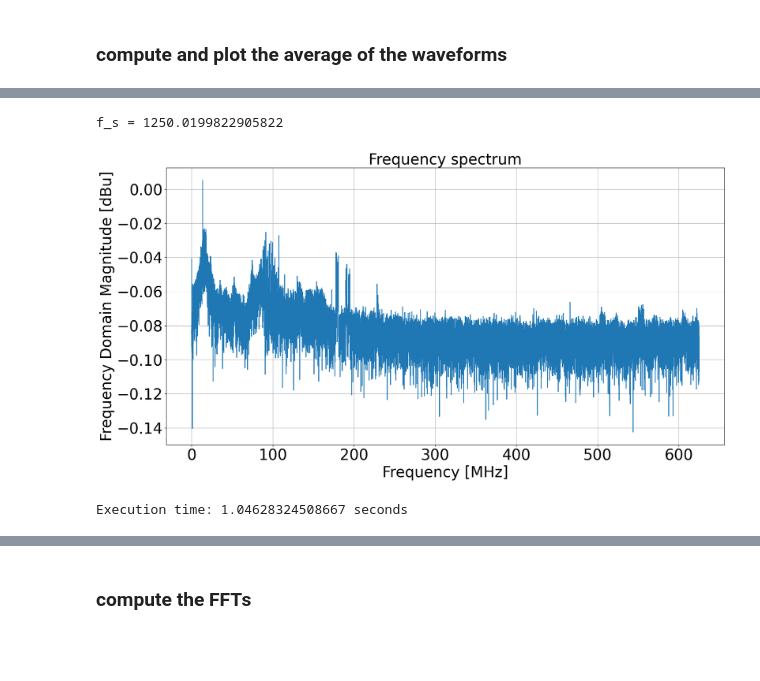
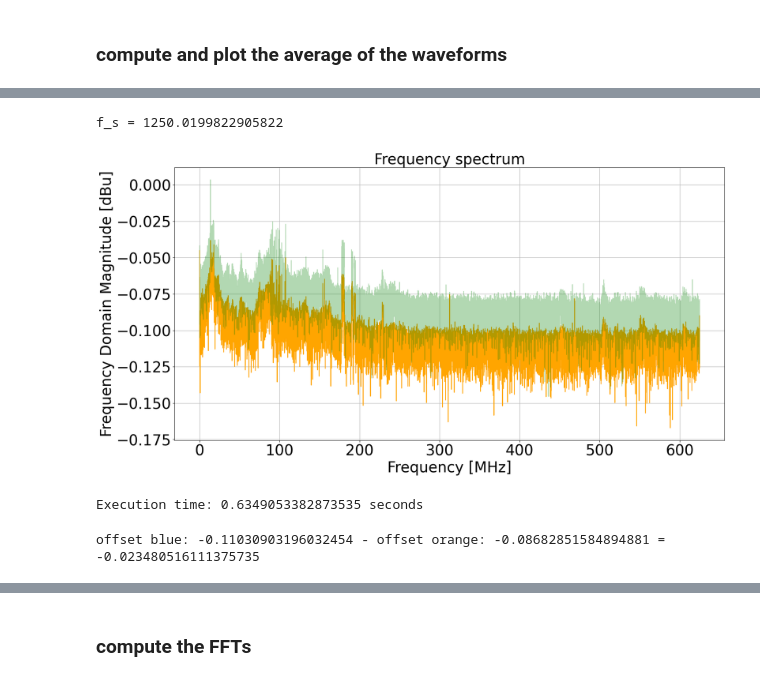
Before and after one commit to giiulia/SummerSchoolProject, a Jupyter notebook: Analysis/avg_wf_VS_avg_fft - Noerrors.ipynb, the cells around one changed output, grey strips where cells are left out. Saved outputs shown, nothing was run; the diff lists cells and outputs as text; code cells hidden in the pictures; blank space fills up the shorter version.

```diff
--- a/Analysis/avg_wf_VS_avg_fft - Noerrors.ipynb
+++ b/Analysis/avg_wf_VS_avg_fft - Noerrors.ipynb
@@ -69,22 +31,23 @@ day = '07082024'
 ### compute and plot the average of the waveforms
 # %%
 file_pattern = f"../Waveforms/{day}/{day}_{hour}/{day}_{hour}_wf.csv/{day}_{hour}_wf_*.csv"
-file_list = glob.glob(file_pattern)
+file_list_wf = glob.glob(file_pattern)
 
 amplitudes_list_A = []
 
-for i, file in enumerate(file_list):
+for i, file in enumerate(file_list_wf):
     df = pd.read_csv(file)
     if i == 0:
         print(df.iloc[:, 0])
         print(df.iloc[:, 1])
         times_A = pd.to_numeric(df.iloc[1:, 0], errors = 'coerce').values
-        amplitudes_A = pd.to_numeric(df.iloc[1:, 1], errors='coerce').values
+    amplitudes_A = pd.to_numeric(df.iloc[1:, 1], errors='coerce').values
     amplitudes_list_A.append(amplitudes_A)
 
 #print(amplitudes_list)
 
 all_amplitudes_A = np.stack(amplitudes_list_A, axis = 0)
+print(all_amplitudes_A)
 # %% [output]
 0               (us)
 1         0.00000000
@@ -107,7 +70,7 @@ Name: Channel D, Length: 62505, dtype: object
 #The ADC of the Picoscope only represents discrete levels of input voltage in 8 bit resolution
 conversion_factor = 0.001
 
-amplitudes_avg = mean_wf(all_amplitudes_A)
+avg_wf =np.mean(all_amplitudes_A, axis=0)
 # %%
 plt.figure(figsize=(20, 10))
 #plt.errorbar(times, amplitudes_avg, yerr=amplitudes_avg_errors, fmt='o', markersize = 2, ecolor='red', capsize = 3, capthick=1, elinewidth=1, label = f"{hour}_{day}")
@@ -128,30 +96,40 @@ No artists with labels found to put in legend.  Note that artists whose label st
 # %%
 span_A = times_A[len(times_A)-1]
 f_s = len(times_A) / span_A
 print(f"f_s = {f_s}")
-freqs_A = fft.rfftfreq(len(amplitudes_avg), 1/f_s) #window lenght, sample spacing
+freqs_A = fft.rfftfreq(len(avg_wf), 1/f_s) #window lenght, sample spacing
 
 #plot the fft and see how much time it takes
 start_time = time.time()
 
-Y_dBu = rfft(amplitudes_avg, conversion_factor)
+Y_dBu_A = rfft(avg_wf, conversion_factor)
+Y_dBu_single_wf_A = rfft(all_amplitudes_A[1, :], conversion_factor)
 
 plt.figure(figsize=(20, 10))
 #plt.errorbar(freqs, Y_dBu, yerr = Y_err_dBu, fmt='o', markersize = 2, ecolor='red', capsize = 3, capthick=1, elinewidth=1)
-plt.plot(freqs_A, Y_dBu)
+plt.plot(freqs_A, Y_dBu_A, color = 'orange')
+plt.plot(freqs_A, Y_dBu_single_wf_A, alpha = 0.3, color = 'green')
+
 plt.title('Frequency spectrum', fontsize = 30)
 plt.xlabel('Frequency [MHz]', fontsize = 30)
 plt.xticks(fontsize = 30)
 plt.ylabel('Frequency Domain Magnitude [dBu]', fontsize = 30)
 plt.yticks(fontsize = 30)
 plt.grid(True)
 #plt.semilogx()
 plt.show()
 
 end_time = time.time()
 execution_time = end_time - start_time
 print(f"Execution time: {execution_time} seconds")
 # %% [output]
 f_s = 1250.0199822905822
-[figure, old version]
+[figure, new version]
-Execution time: 1.04628324508667 seconds
+Execution time: 0.6349053382873535 seconds
+# %%
+offset_blue = np.mean(Y_dBu_A[(freqs_A >= 250) & (freqs_A <= 350)])
+offset_orange = np.mean(Y_dBu_single_wf_A[(freqs_A >= 250) & (freqs_A <= 350)])
+print(f"offset blue: {offset_blue} - offset orange: {offset_orange} = {offset_blue - offset_orange}")
+diff = offset_blue - offset_orange
+# %% [output]
+offset blue: -0.11030903196032454 - offset orange: -0.08682851584894881 = -0.023480516111375735
```
Also changed, not shown: parts of 17 cells of this notebook, 11 other files.
